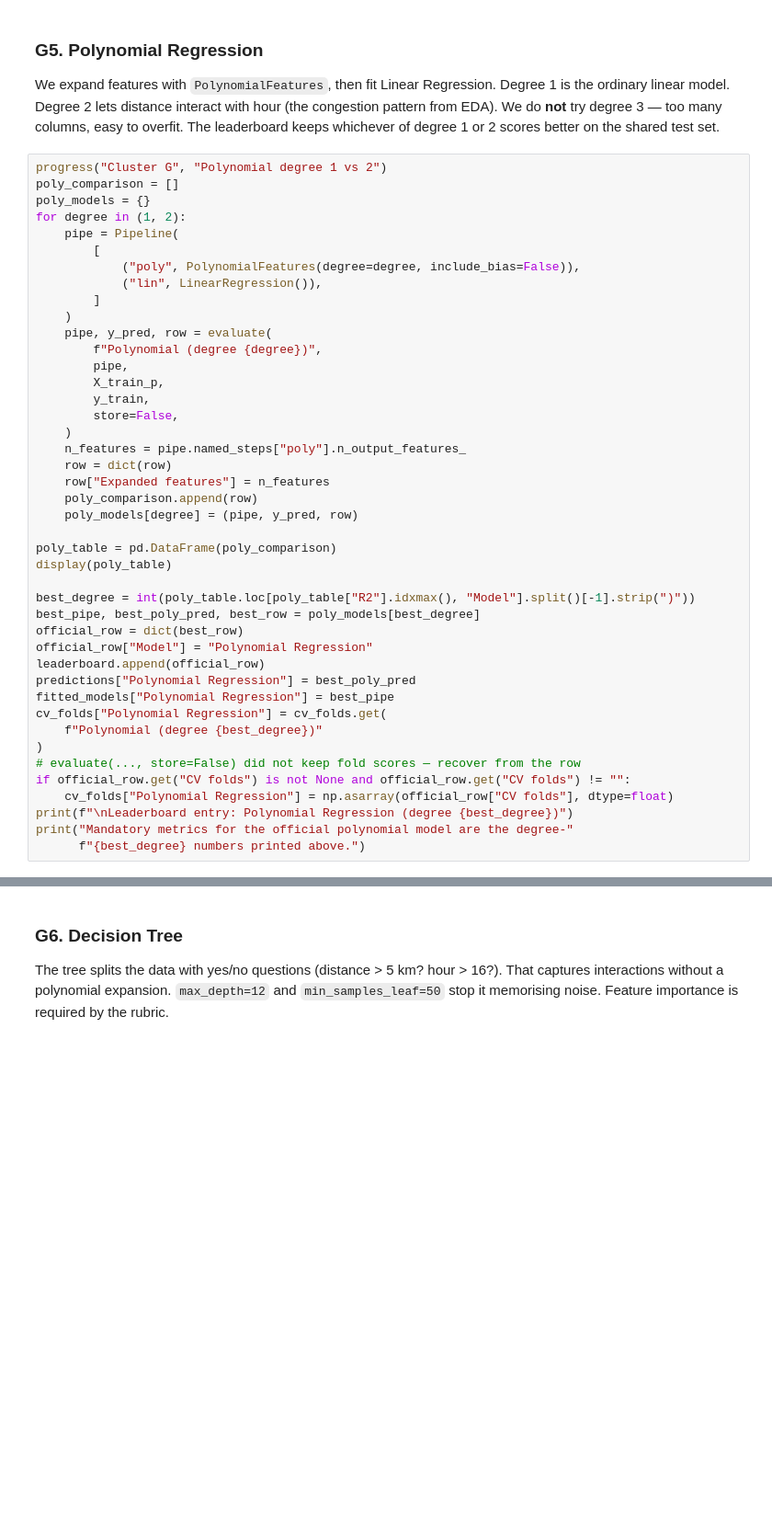
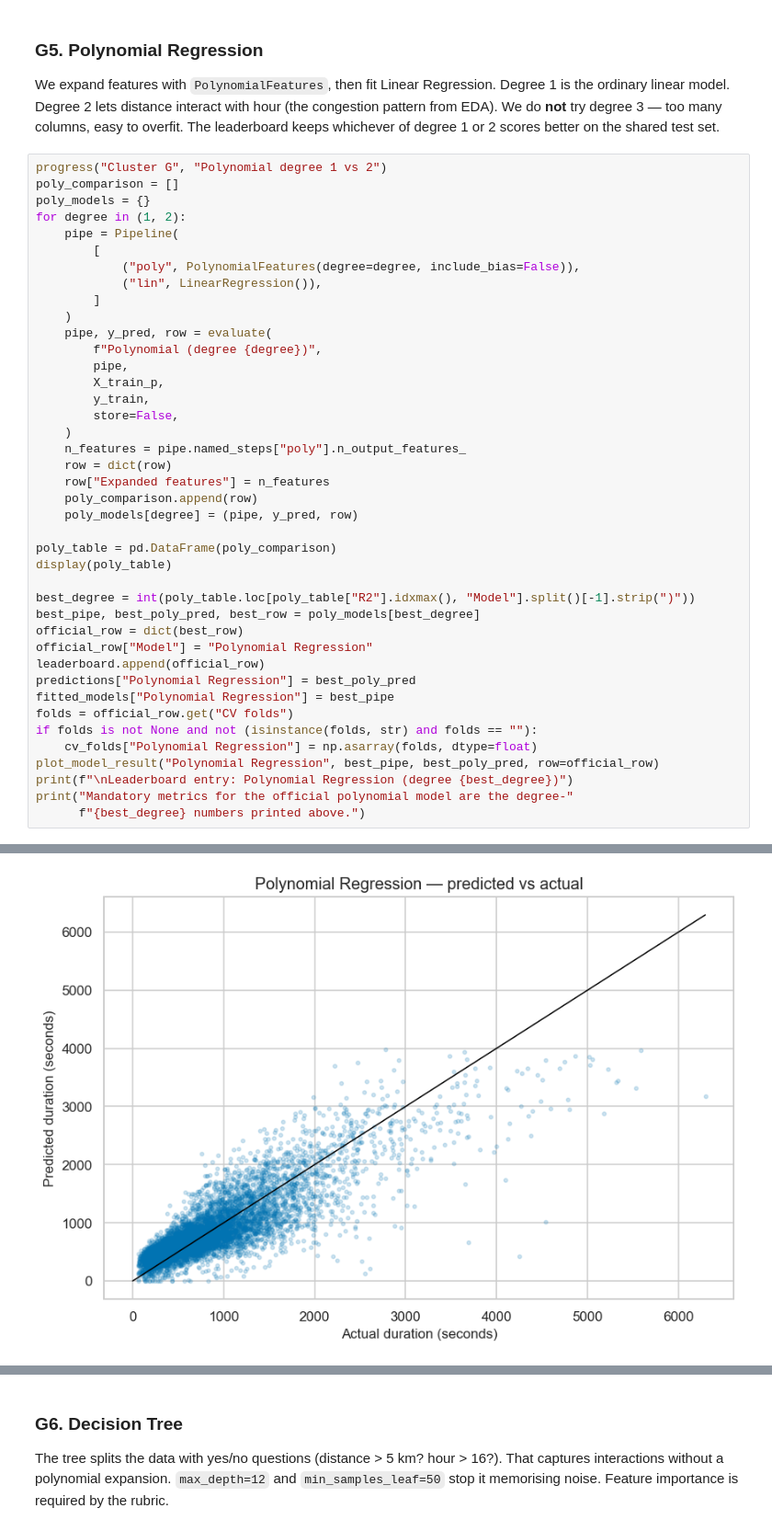
Before and after one commit to BETTlM/Sem5MachineLearning, a Jupyter notebook: notebooks/regression.ipynb, the cells around one changed output, grey strips where cells are left out. Shown at 92% size. Drawn from its saved outputs; the diff is of its cells as text; blank space fills up the shorter version.

```diff
--- a/notebooks/regression.ipynb
+++ b/notebooks/regression.ipynb
@@ -1268,12 +1475,10 @@ official_row["Model"] = "Polynomial Regression"
 leaderboard.append(official_row)
 predictions["Polynomial Regression"] = best_poly_pred
 fitted_models["Polynomial Regression"] = best_pipe
-cv_folds["Polynomial Regression"] = cv_folds.get(
-    f"Polynomial (degree {best_degree})"
-)
-# evaluate(..., store=False) did not keep fold scores — recover from the row
-if official_row.get("CV folds") is not None and official_row.get("CV folds") != "":
-    cv_folds["Polynomial Regression"] = np.asarray(official_row["CV folds"], dtype=float)
+folds = official_row.get("CV folds")
+if folds is not None and not (isinstance(folds, str) and folds == ""):
+    cv_folds["Polynomial Regression"] = np.asarray(folds, dtype=float)
+plot_model_result("Polynomial Regression", best_pipe, best_poly_pred, row=official_row)
 print(f"\nLeaderboard entry: Polynomial Regression (degree {best_degree})")
 print("Mandatory metrics for the official polynomial model are the degree-"
       f"{best_degree} numbers printed above.")
@@ -1288 +1533,2 @@ degree=2  expanded_features=170  R2=0.7026  RMSE=352.1s  MAE=238.6s
+[figure, added]
 Leaderboard entry: Polynomial Regression (degree 2)
```
Also changed, not shown: parts of 33 cells of this notebook, 27 other files.
